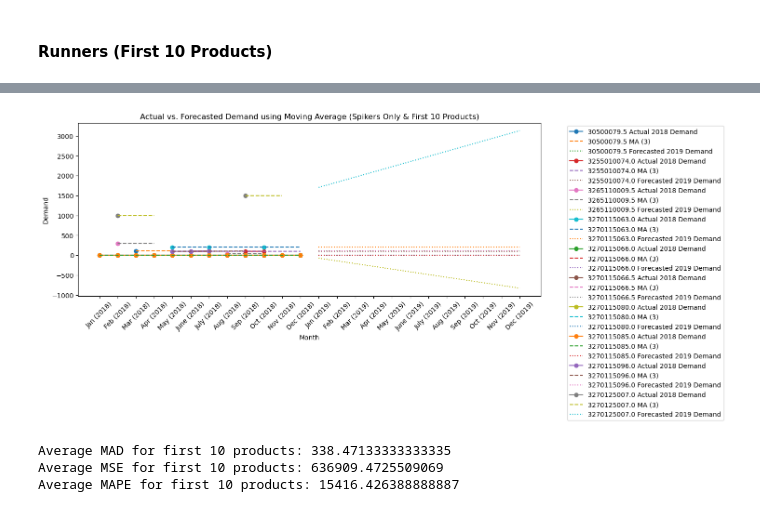
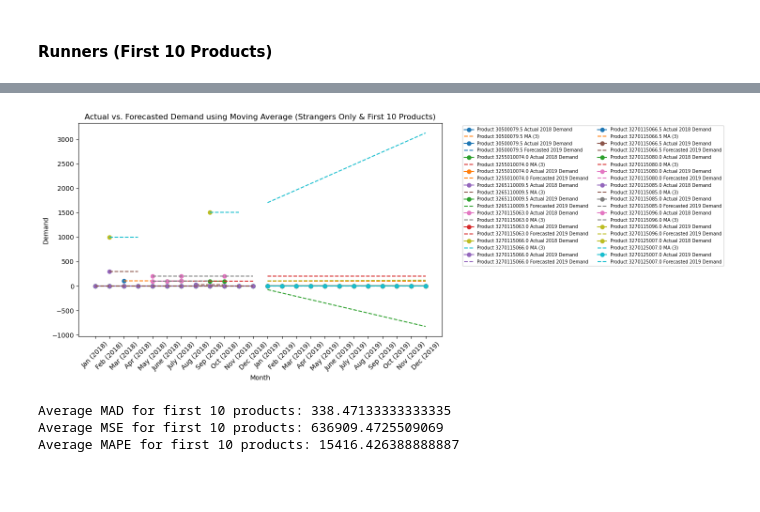
Before and after one commit to achchala/inventory-forecasting, a Jupyter notebook: moving_average.ipynb, the cells around one changed output, grey strips where cells are left out. Drawn from its saved outputs; the diff is of its cells as text; code cells hidden in the pictures; blank space fills up the shorter version.

```diff
--- a/moving_average.ipynb
+++ b/moving_average.ipynb
@@ -135,6 +135,7 @@ end_index_2019 = df_repeaters.columns.get_loc("Dec (2019)")
 
 # Initialize a plot
 plt.figure(figsize=(15, 6))
+colors = plt.cm.tab10(np.linspace(0, 1, 10))
 
 num_products_processed = 0
 
@@ -146,6 +147,10 @@ mape_list = []
 # Process each product
 for product_id, row in df_repeaters.iterrows():
     if num_products_processed < 10:
+
+        # Get the color for the current product
+        color = colors[num_products_processed]
+
         # Calculate the moving average for 2018
         train_data = row.iloc[start_index_2018:end_index_2018+1]
         train_data = train_data.dropna()
@@ -162,12 +167,13 @@ for product_id, row in df_repeaters.iterrows():
         forecast_moving_avg = model.predict(forecast_time_index)
 
         # Plot training data and moving average
-        plt.plot(df_repeaters.columns[start_index_2018:end_index_2018+1], train_data, marker='o', label=f'{product_id} Actual 2018 Demand')
-        plt.plot(df_repeaters.columns[start_index_2018:end_index_2018+1], train_moving_avg, linestyle='--', label=f'{product_id} MA (3)')
+        plt.plot(df_repeaters.columns[start_index_2018:end_index_2018+1], train_data, marker='o', color=color, label=f'Product {product_id} Actual 2018 Demand')
+        plt.plot(df_repeaters.columns[start_index_2018:end_index_2018+1], train_moving_avg, linestyle='--', color=color, label=f'Product {product_id} MA (3)')
 
         # Plot forecast
         forecast_dates = df_repeaters.columns[start_index_2019:end_index_2019+1]
-        plt.plot(forecast_dates, forecast_moving_avg, linestyle=':', label=f'{product_id} Forecasted 2019 Demand')
+        plt.plot(forecast_dates, test_data, marker='o', color=color, label=f'Product {product_id} Actual 2019 Demand')
+        plt.plot(forecast_dates, forecast_moving_avg, linestyle='--', color=color, label=f'Product {product_id} Forecasted 2019 Demand')
 
         # Calculate errors
         errors = test_data.values - forecast_moving_avg.flatten()
@@ -189,7 +195,7 @@ plt.xlabel('Month')
 plt.ylabel('Demand')
 plt.title('Actual vs. Forecasted Demand using Moving Average (Repeaters Only & First 10 Products)')
 plt.xticks(rotation=45)
-plt.legend(bbox_to_anchor=(1.05, 1), loc='upper left')
+plt.legend(bbox_to_anchor=(1.05, 1), loc='upper left', fontsize='x-small', ncol=2)
 plt.tight_layout()
 plt.show()
 
@@ -223,6 +229,7 @@ end_index_2019 = df_runners.columns.get_loc("Dec (2019)")
 
 # Initialize a plot
 plt.figure(figsize=(15, 6))
+colors = plt.cm.tab10(np.linspace(0, 1, 10))
 
 num_products_processed = 0
 
@@ -234,6 +241,9 @@ mape_list = []
 # Process each product
 for product_id, row in df_runners.iterrows():
     if num_products_processed < 10:
+        # Get the color for the current product
+        color = colors[num_products_processed]
+
         # Calculate the moving average for 2018
         train_data = row.iloc[start_index_2018:end_index_2018+1]
         train_moving_avg = train_data.rolling(window=window_size, min_periods=1).mean()
@@ -247,12 +257,13 @@ for product_id, row in df_runners.iterrows():
         forecast_moving_avg = model.predict(forecast_time_index)
 
         # Plot training data and moving average
-        plt.plot(df_runners.columns[start_index_2018:end_index_2018+1], train_data, marker='o', label=f'{product_id} Actual 2018 Demand')
-        plt.plot(df_runners.columns[start_index_2018:end_index_2018+1], train_moving_avg, linestyle='--', label=f'{product_id} MA (3)')
+        plt.plot(df_runners.columns[start_index_2018:end_index_2018+1], train_data, marker='o', label=f'Product {product_id} Actual 2018 Demand')
+        plt.plot(df_runners.columns[start_index_2018:end_index_2018+1], train_moving_avg, linestyle='--', label=f'Product {product_id} MA (3)')
 
         # Plot forecast
         forecast_dates = df_runners.columns[start_index_2019:end_index_2019+1]
-        plt.plot(forecast_dates, forecast_moving_avg, linestyle=':', label=f'{product_id} Forecasted 2019 Demand')
+        plt.plot(forecast_dates, test_data, marker='o', color=color, label=f'Product {product_id} Actual 2019 Demand')
+        plt.plot(forecast_dates, forecast_moving_avg, linestyle='--', color=color, label=f'Product {product_id} Forecasted 2019 Demand')
 
         # Calculate errors
         errors = test_data.values - forecast_moving_avg.flatten()
@@ -274,7 +285,7 @@ plt.xlabel('Month')
 plt.ylabel('Demand')
 plt.title('Actual vs. Forecasted Demand using Moving Average (Runners Only & First 10 Products)')
 plt.xticks(rotation=45)
-plt.legend(bbox_to_anchor=(1.05, 1), loc='upper left')
+plt.legend(bbox_to_anchor=(1.05, 1), loc='upper left', fontsize='x-small', ncol=2)
 plt.tight_layout()
 plt.show()
 
@@ -308,6 +319,7 @@ end_index_2019 = df_selected.columns.get_loc("Dec (2019)")
 
 # Initialize a plot
 plt.figure(figsize=(15, 6))
+colors = plt.cm.tab10(np.linspace(0, 1, 10))
 
 num_products_processed = 0
 
@@ -319,6 +331,9 @@ mape_list = []
 # Process each product
 for product_id, row in df_selected.iterrows():
     if num_products_processed < 10:
+        # Get the color for the current product
+        color = colors[num_products_processed]
+
         # Calculate the moving average for 2018
         train_data = row.iloc[start_index_2018:end_index_2018+1]
         train_moving_avg = train_data.rolling(window=window_size, min_periods=1).mean()
@@ -332,46 +347,47 @@ for product_id, row in df_selected.iterrows():
         forecast_moving_avg = model.predict(forecast_time_index)
 
         # Plot training data and moving average
-        plt.plot(df_selected.columns[start_index_2018:end_index_2018+1], train_data, marker='o', label=f'{product_id} Actual 2018 Demand')
-        plt.plot(df_selected.columns[start_index_2018:end_index_2018+1], train_moving_avg, linestyle='--', label=f'{product_id} MA (3)')
+        plt.plot(df_selected.columns[start_index_2018:end_index_2018+1], train_data, marker='o', label=f'Product {product_id} Actual 2018 Demand')
+        plt.plot(df_selected.columns[start_index_2018:end_index_2018+1], train_moving_avg, linestyle='--', label=f'Product {product_id} MA (3)')
 
         # Plot forecast
         forecast_dates = df_selected.columns[start_index_2019:end_index_2019+1]
-        plt.plot(forecast_dates, forecast_moving_avg, linestyle=':', label=f'{product_id} Forecasted 2019 Demand')
+        plt.plot(forecast_dates, test_data, marker='o', color=color, label=f'Product {product_id} Actual 2019 Demand')
+        plt.plot(forecast_dates, forecast_moving_avg, linestyle='--', color=color, label=f'Product {product_id} Forecasted 2019 Demand')
 
         # Calculate errors
         errors = test_data.values - forecast_moving_avg.flatten()
 
         # Calculate MAD, MSE, MAPE
         mad = np.mean(np.abs(errors))
         mse = np.mean(errors**2)
         mape = np.mean(np.abs(errors / test_data.values)) * 100
 
         # Store the calculated metrics
         mad_list.append(mad)
         mse_list.append(mse)
         mape_list.append(mape)
 
     # Increment the counter
     num_products_processed += 1
 
 plt.xlabel('Month')
 plt.ylabel('Demand')
-plt.title('Actual vs. Forecasted Demand using Moving Average (Spikers Only & First 10 Products)')
+plt.title('Actual vs. Forecasted Demand using Moving Average (Strangers Only & First 10 Products)')
 plt.xticks(rotation=45)
-plt.legend(bbox_to_anchor=(1.05, 1), loc='upper left')
+plt.legend(bbox_to_anchor=(1.05, 1), loc='upper left', fontsize='x-small', ncol=2)
 plt.tight_layout()
 plt.show()
 
 average_mad = np.mean(mad_list)
 average_mse = np.mean(mse_list)
 average_mape = np.mean(mape_list)
 
 print(f'Average MAD for first 10 products: {average_mad}')
 print(f'Average MSE for first 10 products: {average_mse}')
 print(f'Average MAPE for first 10 products: {average_mape}')
 # %% [output]
-[figure, old version]
+[figure, new version]
 Average MAD for first 10 products: 338.47133333333335
 Average MSE for first 10 products: 636909.4725509069
 Average MAPE for first 10 products: 15416.426388888887
```
Also changed, not shown: parts of 3 cells of this notebook, 1 other file.
